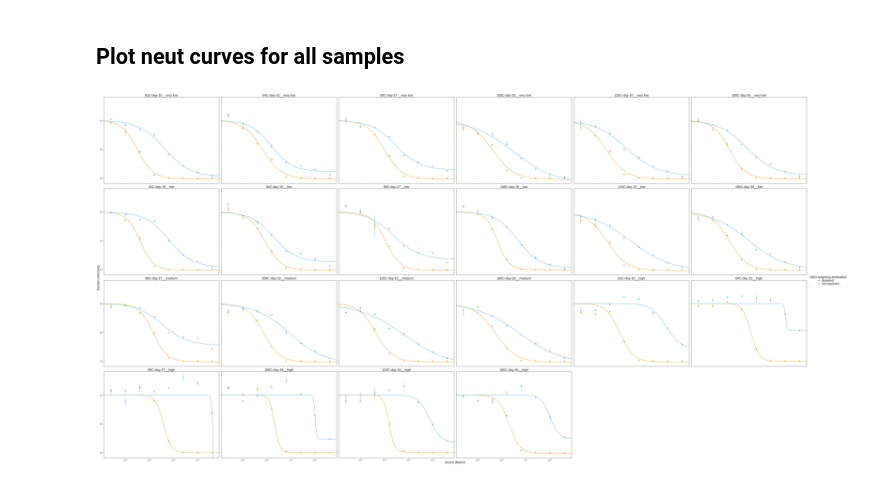
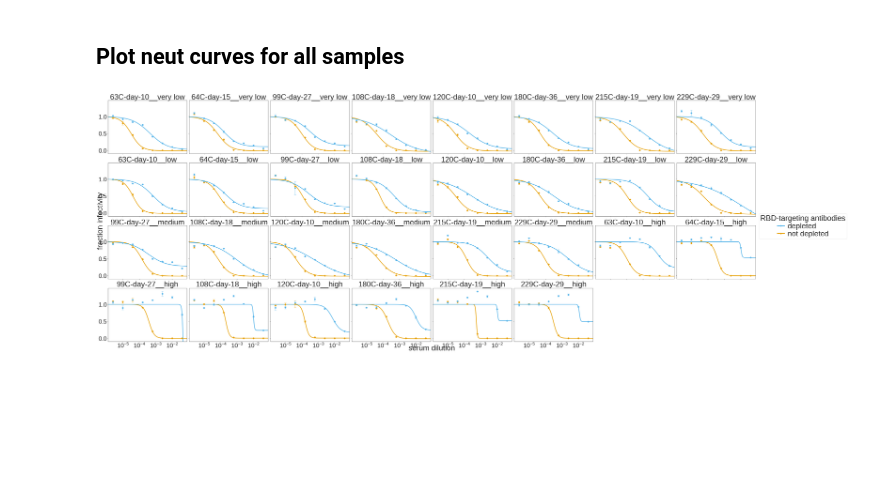
Before and after one commit to jbloomlab/Ace2_expression_neuts, a Jupyter notebook: virus_neutralization.ipynb, the cells around one changed output. Saved outputs shown, nothing was run; the diff lists cells and outputs as text; code cells hidden in the pictures; blank space fills up the shorter version.

```diff
--- a/virus_neutralization.ipynb
+++ b/virus_neutralization.ipynb
@@ -185,15 +238,16 @@ NT50.save(f'./{resultsdir}/NT50.pdf')
 # %%
 fig, axes = fits.plotSera(
                           xlabel='serum dilution',
-                          ncol=6,
-                          widthscale=4,
-                          heightscale=4,
-                          titlesize=25, labelsize=25, ticksize=15, legendfontsize=24, yticklocs=[0,0.5,1],
-                          markersize=8, linewidth=2,
+                          ncol=8,
+                          widthscale=2.5,
+                          heightscale=2.5,
+                          titlesize=50, labelsize=50, ticksize=40, legendfontsize=50, yticklocs=[0,0.5,1],
+                          markersize=10, linewidth=4,
                           virus_to_color_marker={
                           'depleted': ('#56B4E9', 'o'),
                           'not depleted': ('#E69F00', 'o')},
-                          legendtitle='RBD-targeting antibodies'
+                          legendtitle='RBD-targeting antibodies',
+
                          )
 # %% [output]
-[figure, old version]
+[figure, new version]
```
Also changed, not shown: parts of 10 cells of this notebook, 22 other files.
